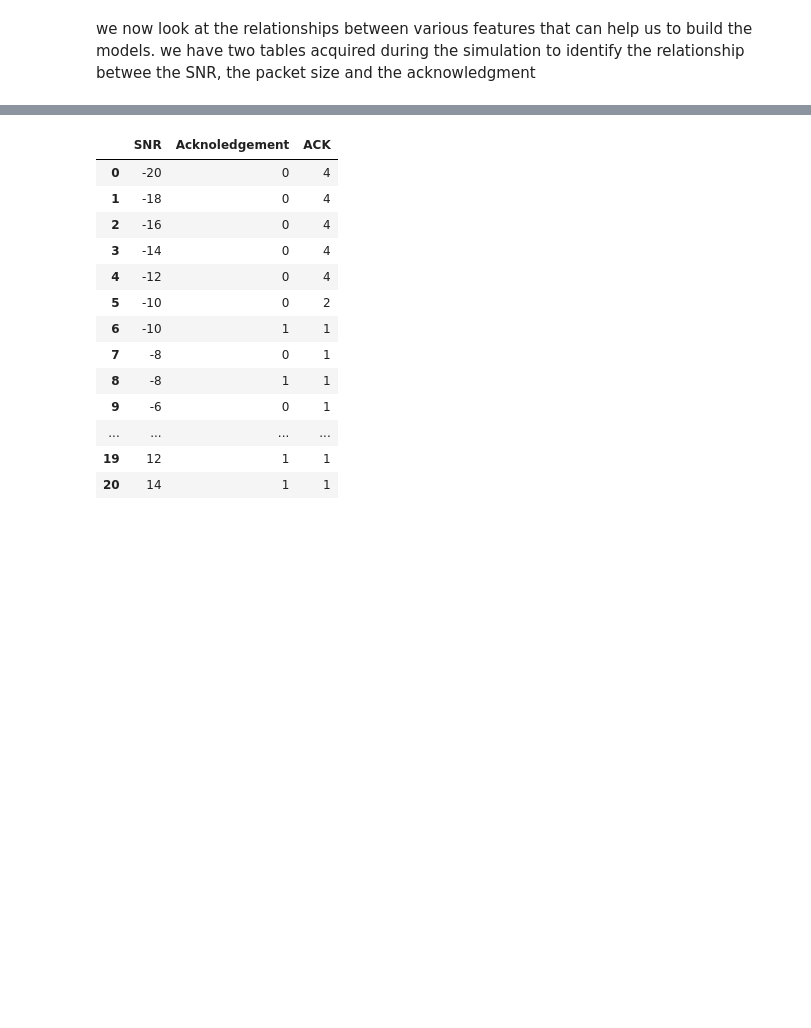
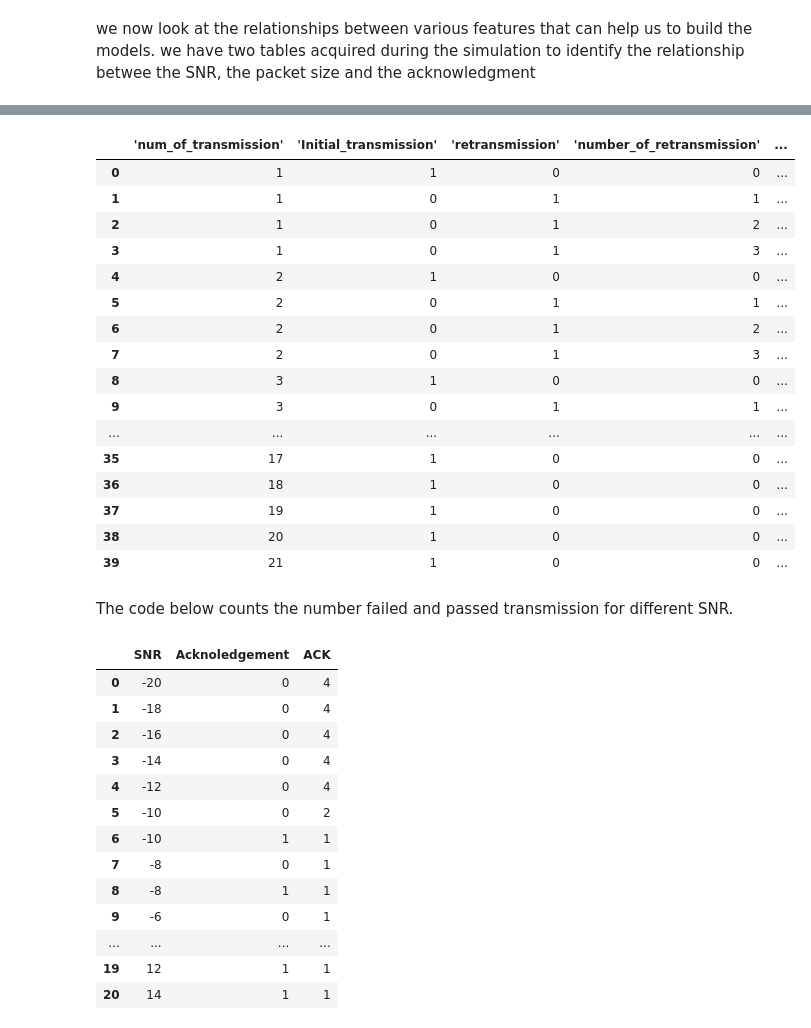
Before and after one commit to mahhembe/Research-project, a Jupyter notebook: Research_model_building.ipynb, the cells around one changed output, grey strips where cells are left out. Cells and saved outputs as stored; diff of their text form; code cells hidden in the pictures; blank space fills up the shorter version.

```diff
--- a/Research_model_building.ipynb
+++ b/Research_model_building.ipynb
@@ -158,5 +165,26 @@ we now look at the relationships between various features that can help us to bu
 # %%
 df_SNR=pd.read_excel('SNR_data.xlsx')
+df_SNR
+# %% [output]
+|  | 'num_of_transmission' | 'Initial_transmission' | 'retransmission' | 'number_of_retransmission' | ... |
+| 0 | 1 | 1 | 0 | 0 | ... |
+| 1 | 1 | 0 | 1 | 1 | ... |
+| 2 | 1 | 0 | 1 | 2 | ... |
+| 3 | 1 | 0 | 1 | 3 | ... |
+| 4 | 2 | 1 | 0 | 0 | ... |
+| 5 | 2 | 0 | 1 | 1 | ... |
+| 6 | 2 | 0 | 1 | 2 | ... |
+| 7 | 2 | 0 | 1 | 3 | ... |
+| 8 | 3 | 1 | 0 | 0 | ... |
+| 9 | 3 | 0 | 1 | 1 | ... |
+| ... | ... | ... | ... | ... | ... |
+| 35 | 17 | 1 | 0 | 0 | ... |
+| 36 | 18 | 1 | 0 | 0 | ... |
+| 37 | 19 | 1 | 0 | 0 | ... |
+| 38 | 20 | 1 | 0 | 0 | ... |
+| 39 | 21 | 1 | 0 | 0 | ... |
+# %% [markdown]
+The code below counts the number failed and passed transmission for different SNR.
 # %%
 SNR_failed=df_SNR.groupby(["'SNR'","'Acknoledgement'"],as_index=False)["'ACK/NACK'"].count()
 #SNR_failed=pd.DataFrame(SNR_failed);
```
Also changed, not shown: parts of 75 cells of this notebook, 1 other file.
